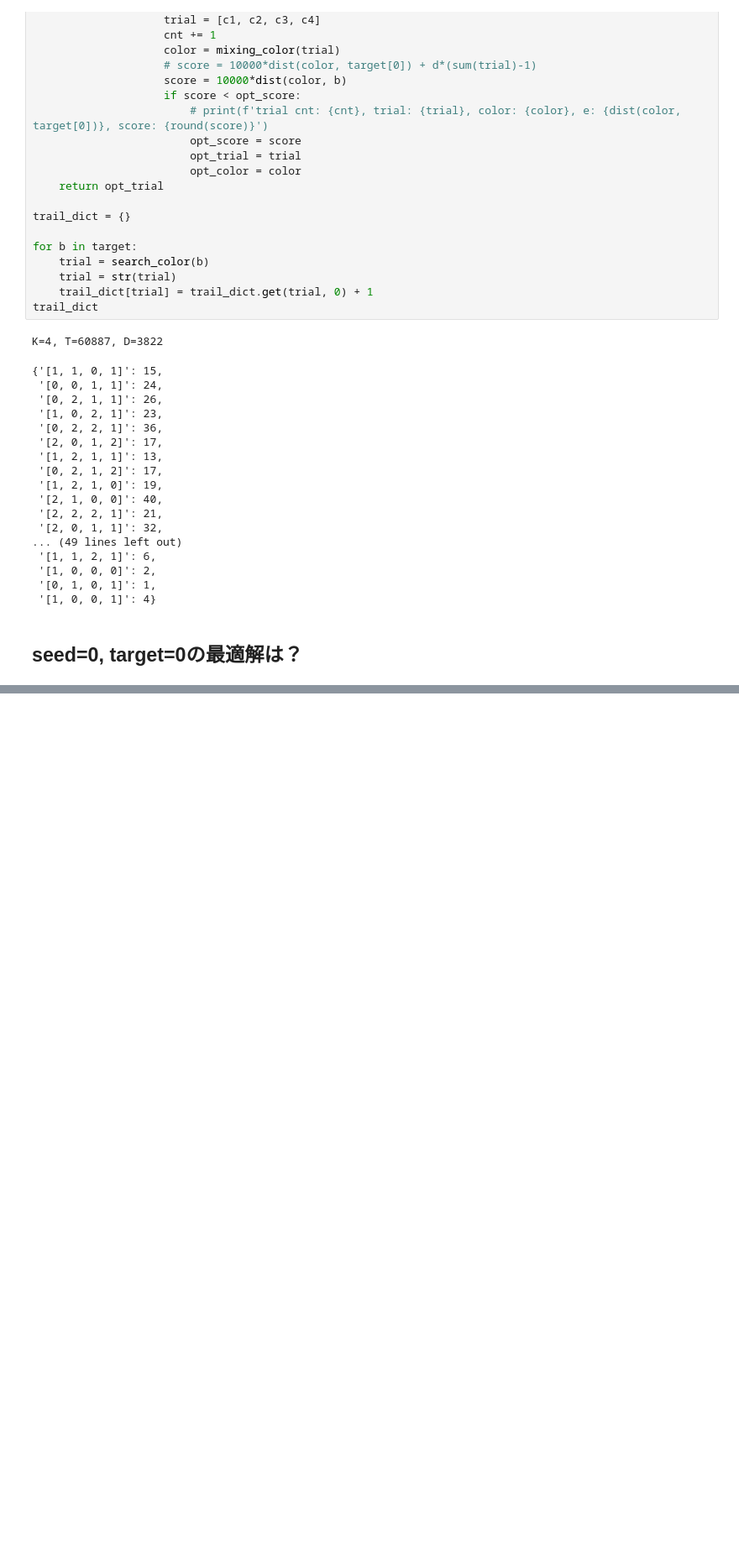
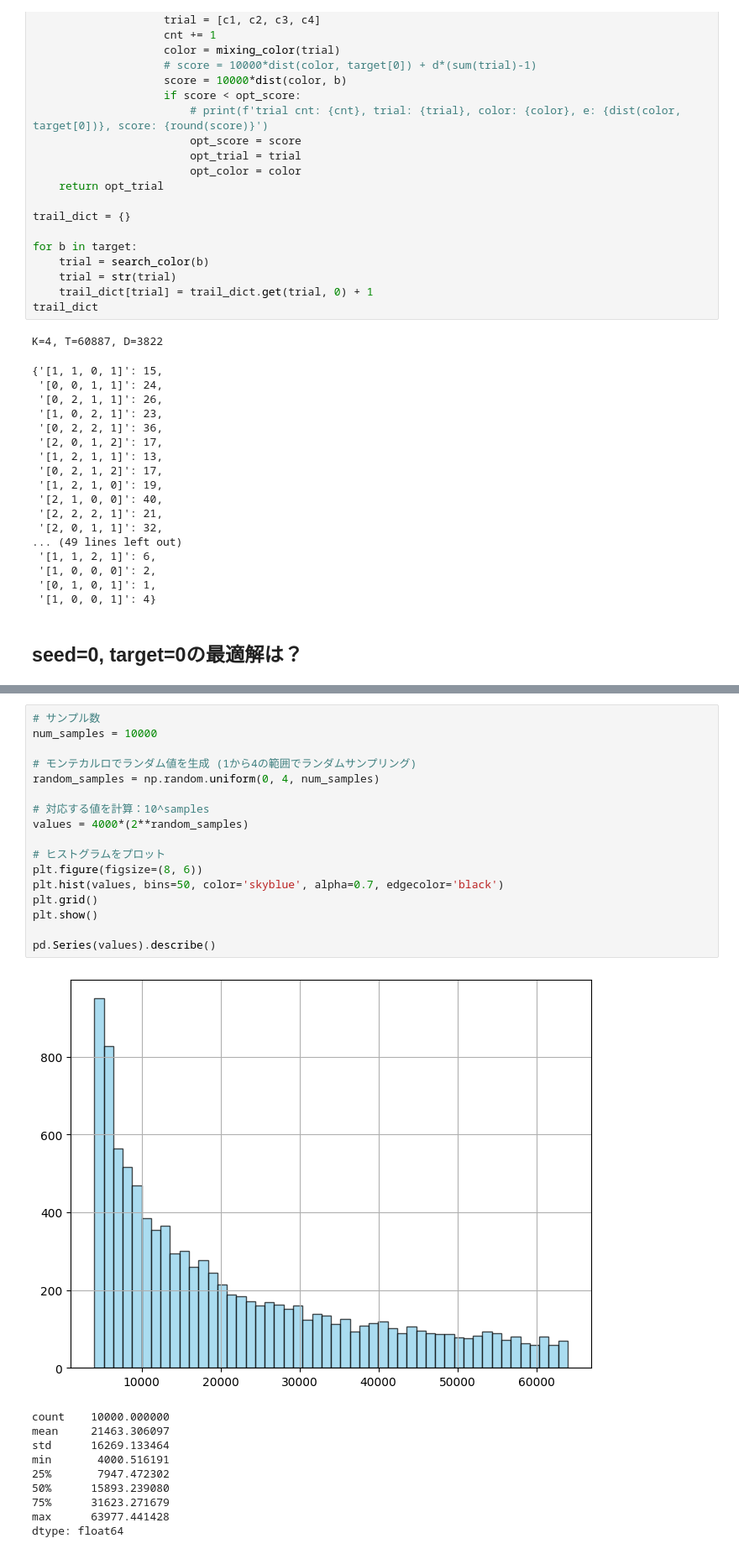
Before and after one commit to takus69/ahc048, a Jupyter notebook: EDA.ipynb, the cells around one changed output, grey strips where cells are left out. Shown at 84% size. Cells and saved outputs as stored; diff of their text form; blank space fills up the shorter version.

```diff
--- a/EDA.ipynb
+++ b/EDA.ipynb
@@ -1047,0 +1459,28 @@ update 絵の具パターン[1, 1, 1, 1, 1, 1, 1, 1], e=0.04137043887246061
+# %%
+# サンプル数
+num_samples = 10000
+
+# モンテカルロでランダム値を生成 (1から4の範囲でランダムサンプリング)
+random_samples = np.random.uniform(0, 4, num_samples)
+
+# 対応する値を計算：10^samples
+values = 4000*(2**random_samples)
+
+# ヒストグラムをプロット
+plt.figure(figsize=(8, 6))
+plt.hist(values, bins=50, color='skyblue', alpha=0.7, edgecolor='black')
+plt.grid()
+plt.show()
+
+pd.Series(values).describe()
+# %% [output]
+[figure, added]
+count    10000.000000
+mean     21463.306097
+std      16269.133464
+min       4000.516191
+25%       7947.472302
+50%      15893.239080
+75%      31623.271679
+max      63977.441428
+dtype: float64
```
Also changed, not shown: parts of 18 cells of this notebook, 2 other files.
